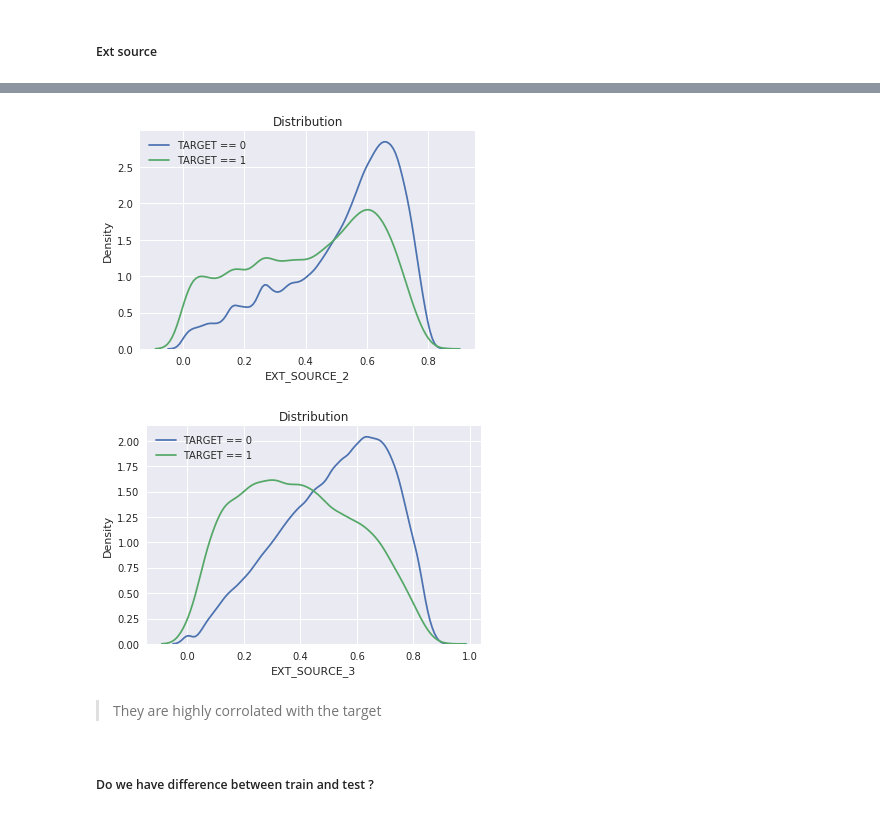
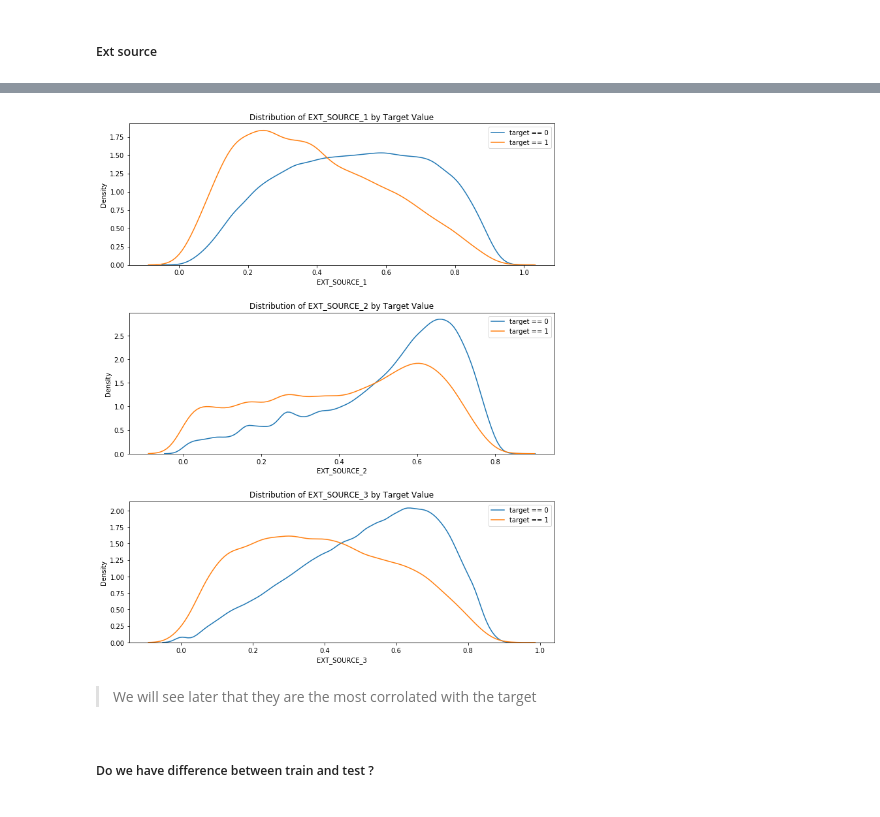
Before and after one commit to borahntarridec/Home-Credit-Default-Risk, a Jupyter notebook: exploring_data.ipynb, the cells around one changed output, grey strips where cells are left out. Cells and saved outputs as stored; diff of their text form; code cells hidden in the pictures.

```diff
--- a/exploring_data.ipynb
+++ b/exploring_data.ipynb
@@ -307,21 +314,22 @@ http://pandas.pydata.org/pandas-docs/stable/indexing.html#ix-indexer-is-deprecat
-# %%
-sns.kdeplot(app_train.ix[app_train['TARGET'] == 0, 'EXT_SOURCE_2'], label = 'TARGET == 0')
-sns.kdeplot(app_train.ix[app_train['TARGET'] == 1, 'EXT_SOURCE_2'], label = 'TARGET == 1')
-# label the plot
-plt.xlabel('EXT_SOURCE_2'); plt.ylabel('Density'); plt.title('Distribution')
-plt.legend();
-# %% [output]
-[figure, removed]
-# %%
-sns.kdeplot(app_train.ix[app_train['TARGET'] == 0, 'EXT_SOURCE_3'], label = 'TARGET == 0')
-sns.kdeplot(app_train.ix[app_train['TARGET'] == 1, 'EXT_SOURCE_3'], label = 'TARGET == 1')
-# label the plot
-plt.xlabel('EXT_SOURCE_3'); plt.ylabel('Density'); plt.title('Distribution')
-plt.legend();
-# %% [output]
-[figure, removed]
+# %%
+plt.figure(figsize = (10, 12))
+
+for i, source in enumerate(['EXT_SOURCE_1', 'EXT_SOURCE_2', 'EXT_SOURCE_3']):
+
+    plt.subplot(3, 1, i + 1)
+
+    sns.kdeplot(app_train.loc[app_train['TARGET'] == 0, source], label = 'target == 0')
+
+    sns.kdeplot(app_train.loc[app_train['TARGET'] == 1, source], label = 'target == 1')
+
+    plt.title('Distribution of %s by Target Value' % source)
+    plt.xlabel('%s' % source); plt.ylabel('Density');
+
+plt.tight_layout(h_pad = 2.5)
+# %% [output]
+[figure, added]
 # %% [markdown]
-> They are highly corrolated with the target
+> We will see later that they are the most corrolated with the target
 # %% [markdown]
 ##### Do we have difference between train and test ?
 # %%
```
Also changed, not shown: parts of 13 cells of this notebook.
